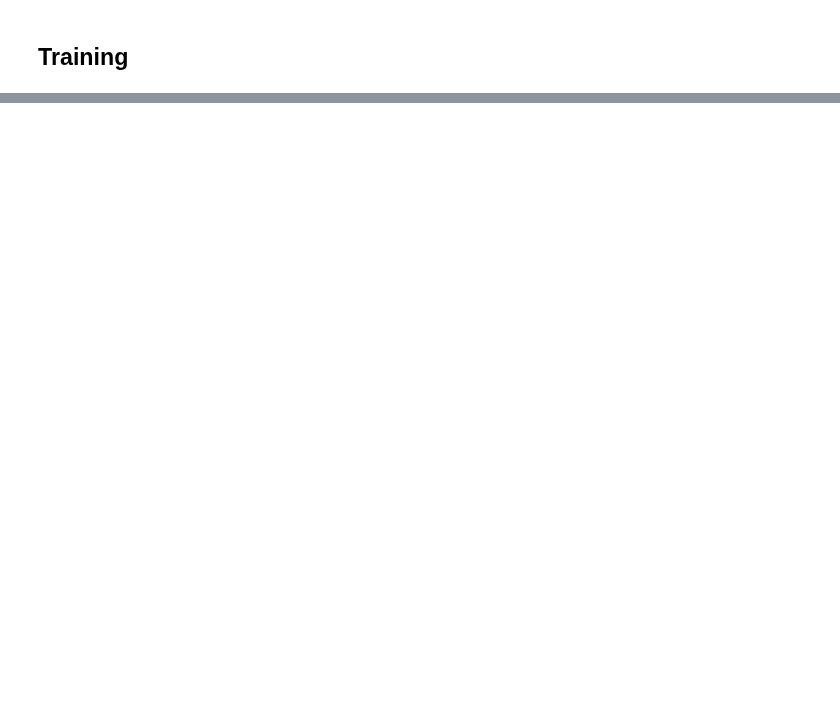
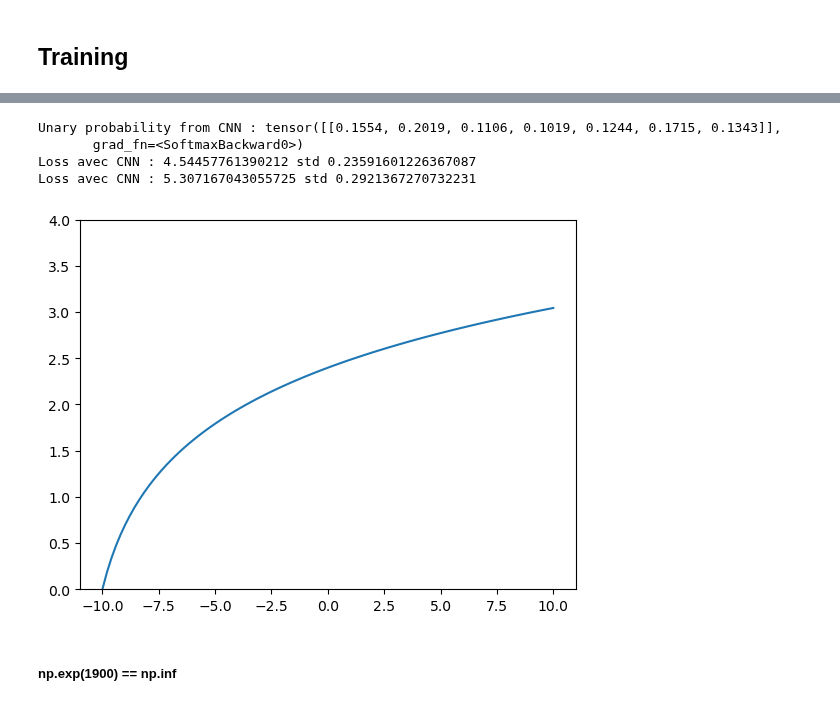
Before and after one commit to hgruniaux/MLP-SymReg, a Jupyter notebook: test.ipynb, the cells around one changed output, grey strips where cells are left out. Saved outputs shown, nothing was run; the diff lists cells and outputs as text; code cells hidden in the pictures; blank space fills up the shorter version.

```diff
--- a/test.ipynb
+++ b/test.ipynb
@@ -386,6 +404,6 @@ def predict(formula):
     print(Y[0])
     X_norm, Y_norm = normalize(X, Y, INPUT_SAMPLES)
     Y_norm = torch.tensor(np.array([X_norm,Y_norm]).T, dtype=torch.float32).unsqueeze(0)
-    preds = model(Y_norm) >= THRESHOLD
-    return preds
+    preds = model(Y_norm)
+    return preds / np.sqrt(np.sum((preds.detach().numpy())**2))
 # %%
@@ -439,0 +471,60 @@ tensor(0.7143)
+# %%
+from symreg.generator import *
+nb_generated = 1000
+
+plt.figure()
+plt.plot(X, target_formula(X))
+plt.ylim([0, 4])
+
+def predict(target_x, target_y):
+    X_norm, Y_norm = normalize(target_x, target_y, 100)
+    Y_norm = torch.tensor(np.array([X_norm,Y_norm]).T, dtype=torch.float32).unsqueeze(0)
+    preds = model(Y_norm)
+    return preds / np.sqrt(np.sum((preds.detach().numpy())**2))
+
+random_options = RandomOptions()
+random_options.definition_set = X
+random_options.max_depth = 3
+
+random_options.prob_unary_operators = np.array([1,1,1,1,1,1,1,1]) / 7
+generator = RandomGenerator(random_options)
+
+def loss_compare(generated_formula, target_formula):
+    if np.log(np.sqrt(np.sum((generated_formula(X) - target_formula(X))**2)) / np.sqrt(len(X)) + 1 ) > 90:
+        return 0
+    return np.log(np.sqrt(np.sum((generated_formula(X) - target_formula(X))**2)) / np.sqrt(len(X)) + 1 )
+
+S_rd = []
+for i in range(nb_generated):
+    generated_formula = generator.generate()
+    try:
+        S_rd.append( loss_compare(generated_formula, target_formula) )
+    except MathError:
+        print("Lalalala")
+
+import torch.nn.functional as F
+proba_unary = F.softmax(predict(target_formula(X), X))
+print(f"Unary probability from CNN : {proba_unary}")
+
+random_options.prob_unary_operators = proba_unary.flatten().detach().numpy()
+generator = RandomGenerator(random_options)
+
+S_CNN = []
+for i in range(nb_generated):
+    generated_formula = generator.generate()
+    #plt.plot(X, generated_formula(X))
+    try:
+        S_CNN.append( loss_compare(generated_formula, target_formula) )
+    except MathError:
+        print("Lalala2")
+
+print(f"Loss avec CNN : {np.mean(S_rd)} std {np.std(S_rd)/np.sqrt(len(S_rd))}")
+print(f"Loss avec CNN : {np.mean(S_CNN)} std {np.std(S_CNN)/np.sqrt(len(S_CNN))}")
+# %% [output]
+Unary probability from CNN : tensor([[0.1554, 0.2019, 0.1106, 0.1019, 0.1244, 0.1715, 0.1343]],
+       grad_fn=<SoftmaxBackward0>)
+Loss avec CNN : 4.54457761390212 std 0.23591601226367087
+Loss avec CNN : 5.307167043055725 std 0.2921367270732231
+[figure, added]
+# %% [markdown]
+##### np.exp(1900) == np.inf
```
Also changed, not shown: parts of 8 cells of this notebook, 6 other files.
